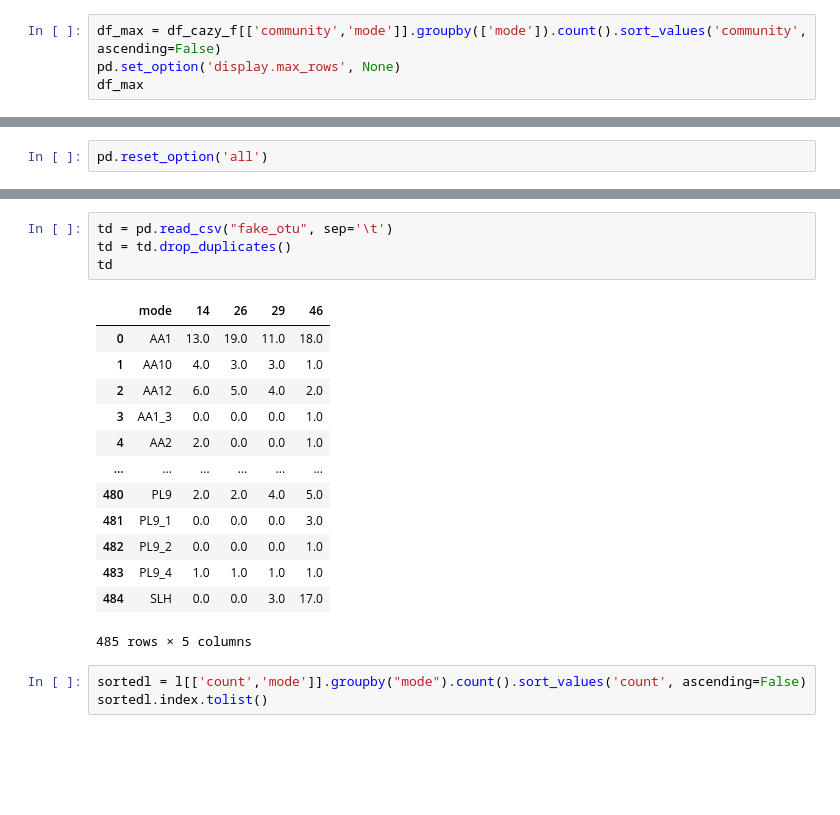
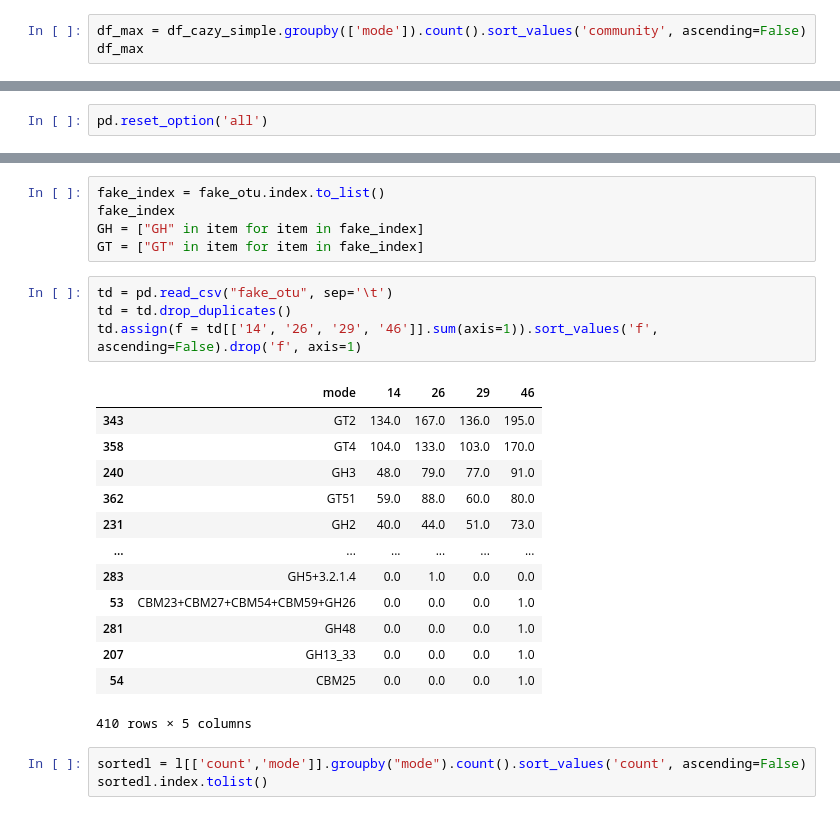
Before and after one commit to crabron/ARRIAM, a Jupyter notebook: communities.ipynb, the cells around one changed output, grey strips where cells are left out. Drawn from its saved outputs; the diff is of its cells as text; blank space fills up the shorter version.

```diff
--- a/communities.ipynb
+++ b/communities.ipynb
@@ -299,5 +327,4 @@ df_cazy_simple = df_cazy_f[]
 # %%
-df_max = df_cazy_f[['community','mode']].groupby(['mode']).count().sort_values('community', ascending=False)
-pd.set_option('display.max_rows', None)
+df_max = df_cazy_simple.groupby(['mode']).count().sort_values('community', ascending=False)
 df_max
 # %% [output]
@@ -316,21 +375,26 @@ NameError: name 'sns' is not defined
+# %%
+fake_index = fake_otu.index.to_list()
+fake_index
+GH = ["GH" in item for item in fake_index]
+GT = ["GT" in item for item in fake_index]
 # %%
 td = pd.read_csv("fake_otu", sep='\t')
 td = td.drop_duplicates()
-td
+td.assign(f = td[['14', '26', '29', '46']].sum(axis=1)).sort_values('f', ascending=False).drop('f', axis=1)
 # %% [output]
 |  | mode | 14 | 26 | 29 | 46 |
-| 0 | AA1 | 13.0 | 19.0 | 11.0 | 18.0 |
-| 1 | AA10 | 4.0 | 3.0 | 3.0 | 1.0 |
-| 2 | AA12 | 6.0 | 5.0 | 4.0 | 2.0 |
-| 3 | AA1_3 | 0.0 | 0.0 | 0.0 | 1.0 |
-| 4 | AA2 | 2.0 | 0.0 | 0.0 | 1.0 |
+| 343 | GT2 | 134.0 | 167.0 | 136.0 | 195.0 |
+| 358 | GT4 | 104.0 | 133.0 | 103.0 | 170.0 |
+| 240 | GH3 | 48.0 | 79.0 | 77.0 | 91.0 |
+| 362 | GT51 | 59.0 | 88.0 | 60.0 | 80.0 |
+| 231 | GH2 | 40.0 | 44.0 | 51.0 | 73.0 |
 | ... | ... | ... | ... | ... | ... |
-| 480 | PL9 | 2.0 | 2.0 | 4.0 | 5.0 |
-| 481 | PL9_1 | 0.0 | 0.0 | 0.0 | 3.0 |
-| 482 | PL9_2 | 0.0 | 0.0 | 0.0 | 1.0 |
-| 483 | PL9_4 | 1.0 | 1.0 | 1.0 | 1.0 |
-| 484 | SLH | 0.0 | 0.0 | 3.0 | 17.0 |
+| 283 | GH5+3.2.1.4 | 0.0 | 1.0 | 0.0 | 0.0 |
+| 53 | CBM23+CBM27+CBM54+CBM59+GH26 | 0.0 | 0.0 | 0.0 | 1.0 |
+| 281 | GH48 | 0.0 | 0.0 | 0.0 | 1.0 |
+| 207 | GH13_33 | 0.0 | 0.0 | 0.0 | 1.0 |
+| 54 | CBM25 | 0.0 | 0.0 | 0.0 | 1.0 |
-485 rows × 5 columns
+410 rows × 5 columns
 # %%
 sortedl = l[['count','mode']].groupby("mode").count().sort_values('count', ascending=False)
 sortedl.index.tolist()
```
Also changed, not shown: parts of 26 cells of this notebook.
